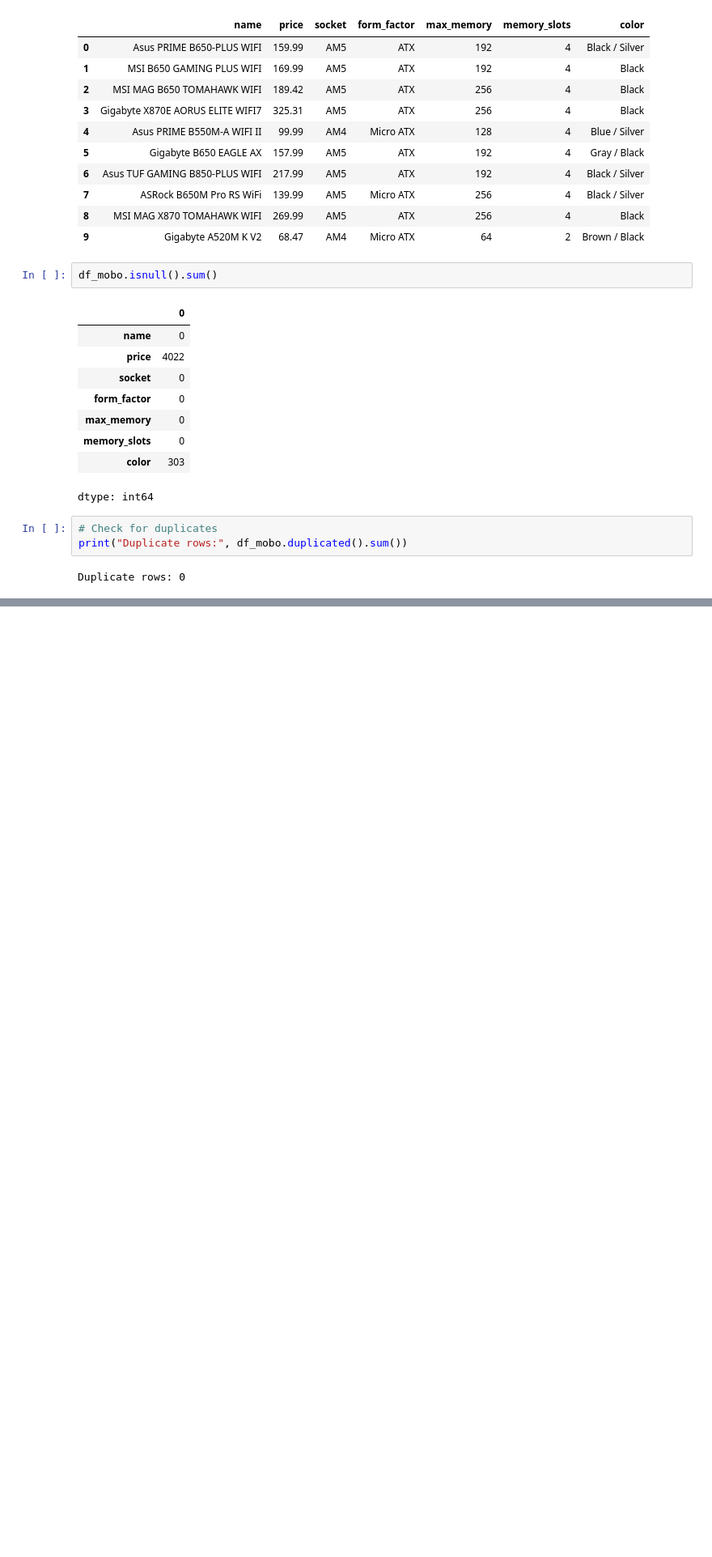
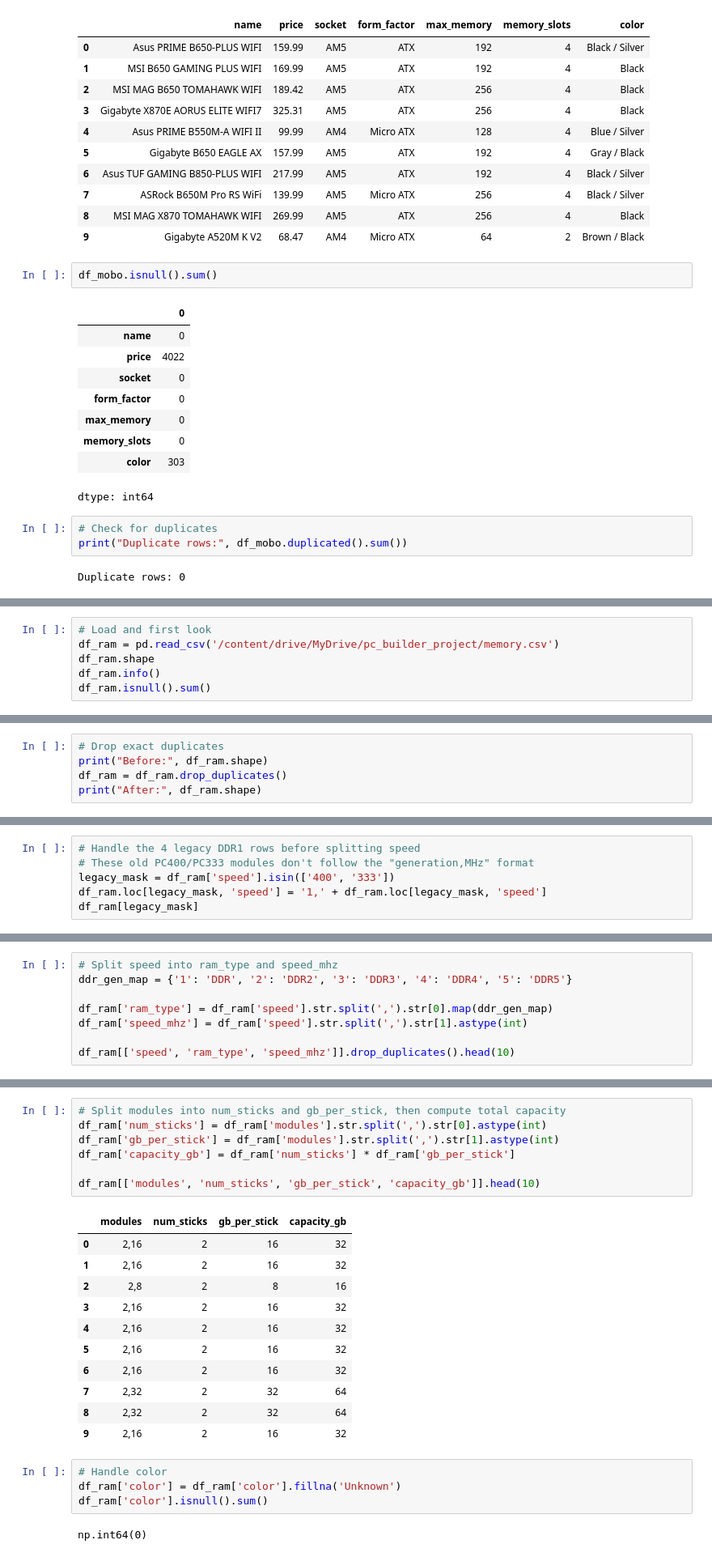
Before and after one commit to AbelKevinKipkosgei/pc-builder-model, a Jupyter notebook: pc_builder_cleaning.ipynb, the cells around one changed output, grey strips where cells are left out. Shown at 81% size. Drawn from its saved outputs; the diff is of its cells as text; blank space fills up the shorter version.

```diff
--- a/pc_builder_cleaning.ipynb
+++ b/pc_builder_cleaning.ipynb
@@ -284,0 +482,6 @@ Duplicate rows: 0
+# %%
+# Load and first look
+df_ram = pd.read_csv('/content/drive/MyDrive/pc_builder_project/memory.csv')
+df_ram.shape
+df_ram.info()
+df_ram.isnull().sum()
@@ -284,0 +514,5 @@ Duplicate rows: 0
+# %%
+# Drop exact duplicates
+print("Before:", df_ram.shape)
+df_ram = df_ram.drop_duplicates()
+print("After:", df_ram.shape)
@@ -284,0 +522,6 @@ Duplicate rows: 0
+# %%
+# Handle the 4 legacy DDR1 rows before splitting speed
+# These old PC400/PC333 modules don't follow the "generation,MHz" format
+legacy_mask = df_ram['speed'].isin(['400', '333'])
+df_ram.loc[legacy_mask, 'speed'] = '1,' + df_ram.loc[legacy_mask, 'speed']
+df_ram[legacy_mask]
@@ -284,0 +534,8 @@ Duplicate rows: 0
+# %%
+# Split speed into ram_type and speed_mhz
+ddr_gen_map = {'1': 'DDR', '2': 'DDR2', '3': 'DDR3', '4': 'DDR4', '5': 'DDR5'}
+
+df_ram['ram_type'] = df_ram['speed'].str.split(',').str[0].map(ddr_gen_map)
+df_ram['speed_mhz'] = df_ram['speed'].str.split(',').str[1].astype(int)
+
+df_ram[['speed', 'ram_type', 'speed_mhz']].drop_duplicates().head(10)
@@ -284,0 +554,25 @@ Duplicate rows: 0
+# %%
+# Split modules into num_sticks and gb_per_stick, then compute total capacity
+df_ram['num_sticks'] = df_ram['modules'].str.split(',').str[0].astype(int)
+df_ram['gb_per_stick'] = df_ram['modules'].str.split(',').str[1].astype(int)
+df_ram['capacity_gb'] = df_ram['num_sticks'] * df_ram['gb_per_stick']
+
+df_ram[['modules', 'num_sticks', 'gb_per_stick', 'capacity_gb']].head(10)
+# %% [output]
+|  | modules | num_sticks | gb_per_stick | capacity_gb |
+| 0 | 2,16 | 2 | 16 | 32 |
+| 1 | 2,16 | 2 | 16 | 32 |
+| 2 | 2,8 | 2 | 8 | 16 |
+| 3 | 2,16 | 2 | 16 | 32 |
+| 4 | 2,16 | 2 | 16 | 32 |
+| 5 | 2,16 | 2 | 16 | 32 |
+| 6 | 2,16 | 2 | 16 | 32 |
+| 7 | 2,32 | 2 | 32 | 64 |
+| 8 | 2,32 | 2 | 32 | 64 |
+| 9 | 2,16 | 2 | 16 | 32 |
+# %%
+# Handle color
+df_ram['color'] = df_ram['color'].fillna('Unknown')
+df_ram['color'].isnull().sum()
+# %% [output]
+np.int64(0)
```
Also changed, not shown: parts of 82 cells of this notebook.
